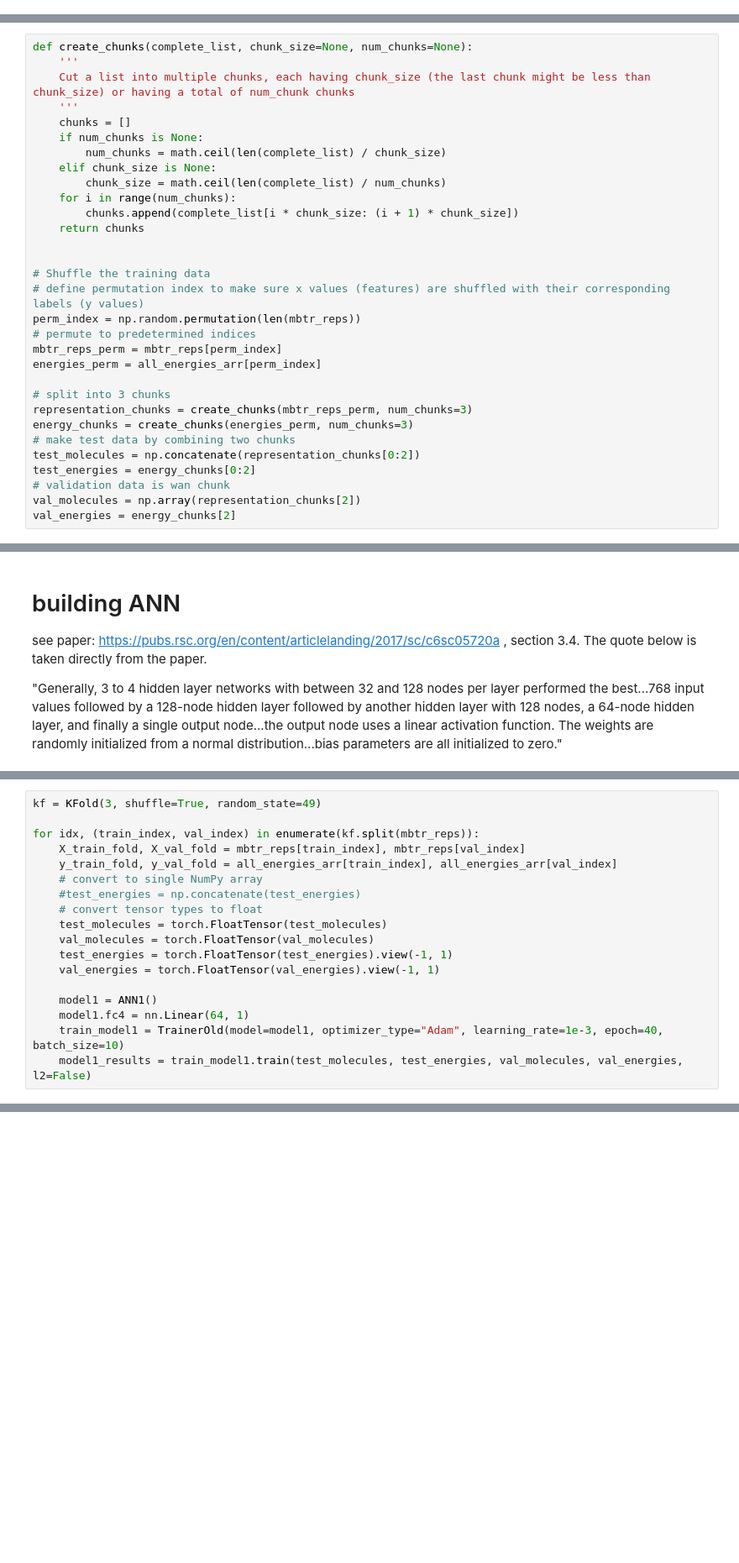
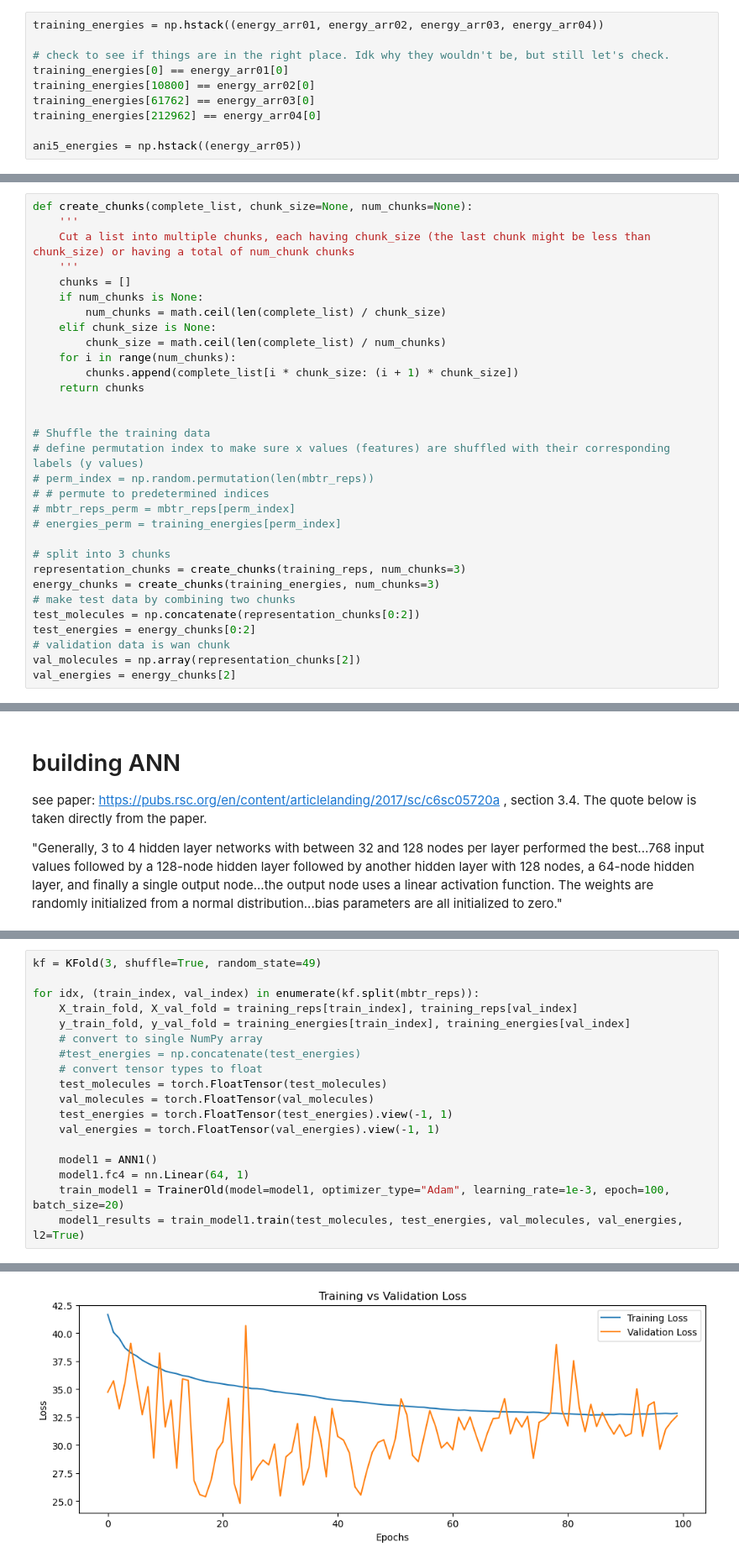
Before and after one commit to koreogundele/chem277b-final-project, a Jupyter notebook: predicting_ani_energies.ipynb, the cells around one changed output, grey strips where cells are left out. Shown at 84% size. Saved outputs shown, nothing was run; the diff lists cells and outputs as text; blank space fills up the shorter version.

```diff
--- a/predicting_ani_energies.ipynb
+++ b/predicting_ani_energies.ipynb
@@ -384,0 +593,10 @@ Instantiate MBTR with parameters. I will look over the documentation and play wi
+# %%
+training_energies = np.hstack((energy_arr01, energy_arr02, energy_arr03, energy_arr04))
+
+# check to see if things are in the right place. Idk why they wouldn't be, but still let's check.
+training_energies[0] == energy_arr01[0]
+training_energies[10800] == energy_arr02[0]
+training_energies[61762] == energy_arr03[0]
+training_energies[212962] == energy_arr04[0]
+
+ani5_energies = np.hstack((energy_arr05))
@@ -653,14 +1848,14 @@ def create_chunks(complete_list, chunk_size=None, num_chunks=None):
 
 # Shuffle the training data
 # define permutation index to make sure x values (features) are shuffled with their corresponding labels (y values)
-perm_index = np.random.permutation(len(mbtr_reps))
-# permute to predetermined indices
-mbtr_reps_perm = mbtr_reps[perm_index]
-energies_perm = all_energies_arr[perm_index]
+# perm_index = np.random.permutation(len(mbtr_reps))
+# # permute to predetermined indices
+# mbtr_reps_perm = mbtr_reps[perm_index]
+# energies_perm = training_energies[perm_index]
 
 # split into 3 chunks
-representation_chunks = create_chunks(mbtr_reps_perm, num_chunks=3)
-energy_chunks = create_chunks(energies_perm, num_chunks=3)
+representation_chunks = create_chunks(training_reps, num_chunks=3)
+energy_chunks = create_chunks(training_energies, num_chunks=3)
 # make test data by combining two chunks
 test_molecules = np.concatenate(representation_chunks[0:2])
 test_energies = energy_chunks[0:2]
@@ -1014,8 +2065,8 @@ class ANN1(nn.Module):
 kf = KFold(3, shuffle=True, random_state=49)
 
 for idx, (train_index, val_index) in enumerate(kf.split(mbtr_reps)):
-    X_train_fold, X_val_fold = mbtr_reps[train_index], mbtr_reps[val_index]
-    y_train_fold, y_val_fold = all_energies_arr[train_index], all_energies_arr[val_index]
+    X_train_fold, X_val_fold = training_reps[train_index], training_reps[val_index]
+    y_train_fold, y_val_fold = training_energies[train_index], training_energies[val_index]
     # convert to single NumPy array
     #test_energies = np.concatenate(test_energies)
     # convert tensor types to float
@@ -1026,6 +2077,6 @@ for idx, (train_index, val_index) in enumerate(kf.split(mbtr_reps)):
 
     model1 = ANN1()
     model1.fc4 = nn.Linear(64, 1)
-    train_model1 = TrainerOld(model=model1, optimizer_type="Adam", learning_rate=1e-3, epoch=40, batch_size=10)
-    model1_results = train_model1.train(test_molecules, test_energies, val_molecules, val_energies, l2=False)
+    train_model1 = TrainerOld(model=model1, optimizer_type="Adam", learning_rate=1e-3, epoch=100, batch_size=20)
+    model1_results = train_model1.train(test_molecules, test_energies, val_molecules, val_energies, l2=True)
 # %% [output]
@@ -1053,0 +2103 @@ Epoch 11/40 - Loss: 179.471 - Acc: 0.000
+[figure, new version]
```
Also changed, not shown: parts of 37 cells of this notebook.
